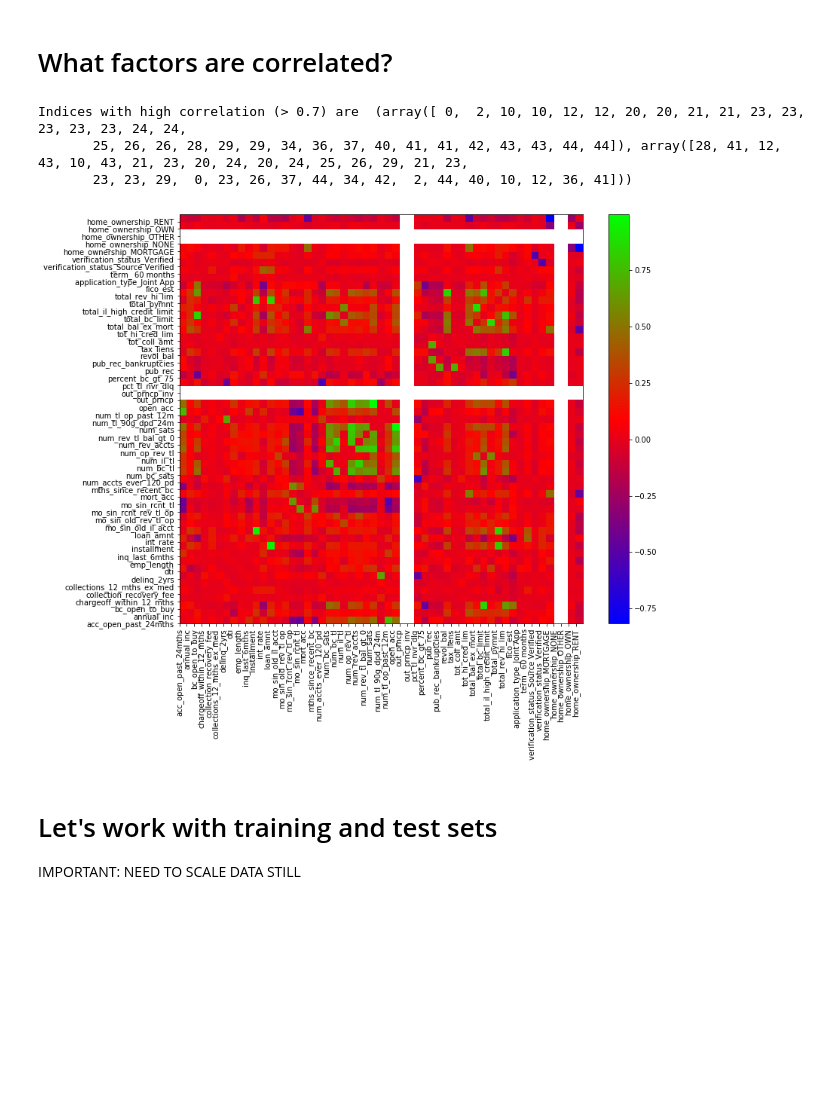
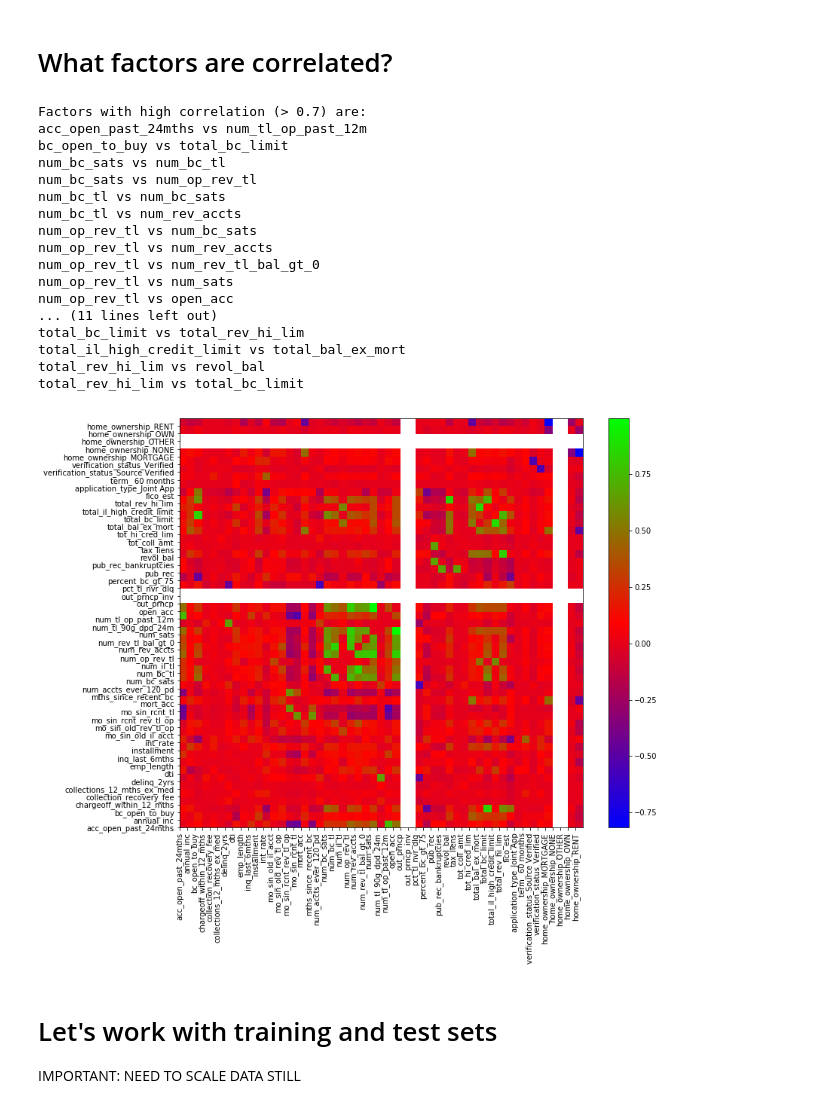
Before and after one commit to Polkaguy/Final-Project, a Jupyter notebook: Primary Notbook.ipynb, the cells around one changed output. Drawn from its saved outputs; the diff is of its cells as text; code cells hidden in the pictures; blank space fills up the shorter version.

```diff
--- a/Primary Notbook.ipynb
+++ b/Primary Notbook.ipynb
@@ -312,0 +306,13 @@ print(nonnan_df.shape)
+# %%
+print(len(reduced_df.dropna()),len(nonnan_df.dropna()))
+nonnan_df=nonnan_df.dropna()
+print(nonnan_df.shape)
+
+n_options = {}
+for column in nonnan_df.columns:
+    n_options[column] = len(nonnan_df[column].unique())
+#n_options
+order_n_options=sorted(n_options, key=lambda dict_key: n_options[dict_key])
+
+for i in order_n_options[0:14]:
+    print(i, n_options[i],nonnan_df[i].unique())
@@ -338,30 +361,46 @@ nonnan_df=nonnan_df.drop(columns=['revol_util','earliest_cr_line'])
 # %%
 # your code here
 # remove the self-correlation value of 1 by subtracting identity matrix
 
 matrix=np.zeros(len(nonnan_df.columns))
 for i in range(10):
     small_df=nonnan_df.iloc[np.random.choice(len(nonnan_df), len(nonnan_df)//100, replace=False)]
     temp_matrix=np.corrcoef(small_df,rowvar=False)-np.eye(len(small_df.columns))
     matrix=matrix+temp_matrix
 
 matrix=matrix/10
 #print(matrix)
-print("Indices with high correlation (> 0.7) are ", np.nonzero(matrix > 0.7))
-#print("These correspond to temp and atemp.")
+i,j=np.nonzero(matrix > 0.7)
+print("Factors with high correlation (> 0.7) are:")
+for k in range(len(i)):
+    print(nonnan_df.columns[i[k]],"vs",nonnan_df.columns[j[k]])
 
 plt.figure(figsize=(12,10))
 plt.pcolor(matrix,cmap='brg')
 
 plt.xticks(range(len(nonnan_df.columns)), nonnan_df.columns,rotation='vertical')
 plt.yticks(range(len(nonnan_df.columns)), nonnan_df.columns)
 plt.colorbar(cmap='brg')
 plt.show()
 # %% [output]
-Indices with high correlation (> 0.7) are  (array([ 0,  2, 10, 10, 12, 12, 20, 20, 21, 21, 23, 23, 23, 23, 23, 24, 24,
-       25, 26, 26, 28, 29, 29, 34, 36, 37, 40, 41, 41, 42, 43, 43, 44, 44]), array([28, 41, 12, 43, 10, 43, 21, 23, 20, 24, 20, 24, 25, 26, 29, 21, 23,
-       23, 23, 29,  0, 23, 26, 37, 44, 34, 42,  2, 44, 40, 10, 12, 36, 41]))
+Factors with high correlation (> 0.7) are:
+acc_open_past_24mths vs num_tl_op_past_12m
+bc_open_to_buy vs total_bc_limit
+num_bc_sats vs num_bc_tl
+num_bc_sats vs num_op_rev_tl
+num_bc_tl vs num_bc_sats
+num_bc_tl vs num_rev_accts
+num_op_rev_tl vs num_bc_sats
+num_op_rev_tl vs num_rev_accts
+num_op_rev_tl vs num_rev_tl_bal_gt_0
+num_op_rev_tl vs num_sats
+num_op_rev_tl vs open_acc
+... (11 lines left out)
+total_bc_limit vs total_rev_hi_lim
+total_il_high_credit_limit vs total_bal_ex_mort
+total_rev_hi_lim vs revol_bal
+total_rev_hi_lim vs total_bc_limit
-[figure, old version]
+[figure, new version]
 # %% [markdown]
 # Let's work with training and test sets
 IMPORTANT: NEED TO SCALE DATA STILL
```
Also changed, not shown: parts of 3 cells of this notebook.
